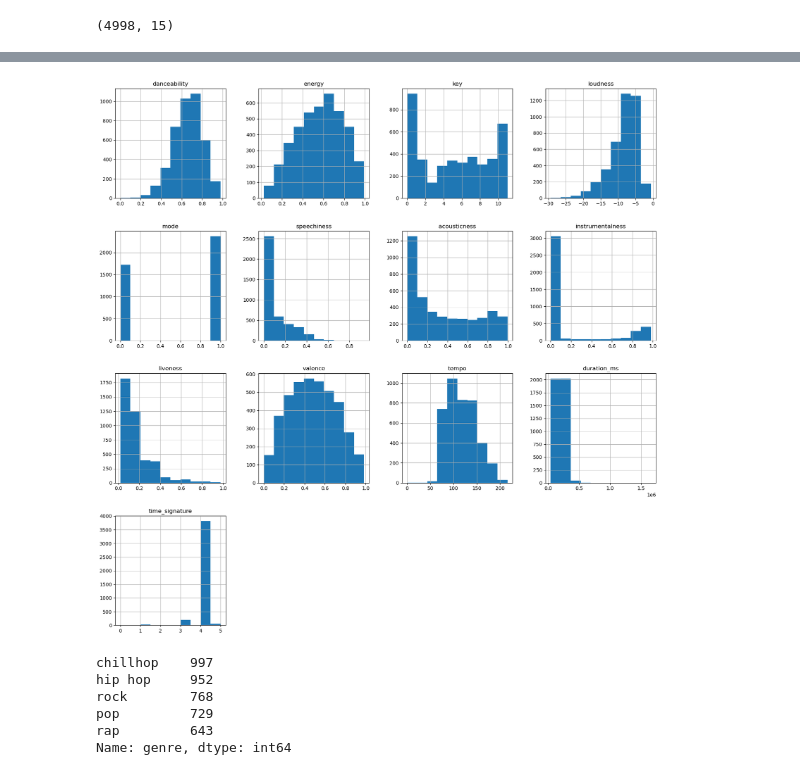
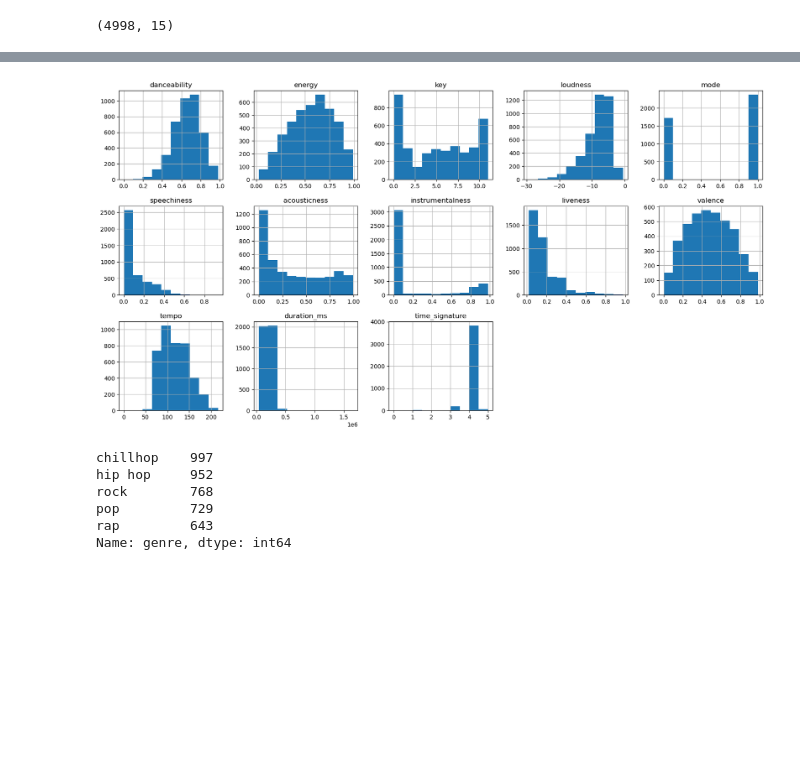
Before and after one commit to quytrungg/Final_Project_CSC14119, a Jupyter notebook: data_modeling/components/tracks_genre_classification.ipynb, the cells around one changed output, grey strips where cells are left out. Drawn from its saved outputs; the diff is of its cells as text; code cells hidden in the pictures; blank space fills up the shorter version.

```diff
--- a/data_modeling/components/tracks_genre_classification.ipynb
+++ b/data_modeling/components/tracks_genre_classification.ipynb
@@ -31,10 +31,10 @@ data.head(5)
 | 3 | 0.517 | 0.467 | 0 | -7.222 | 1 | 0.0442 | 0.72400 | 0.000000 | ... |
 | 4 | 0.658 | 0.451 | 6 | -7.721 | 1 | 0.0410 | 0.53100 | 0.000034 | ... |
 # %%
-data.hist(layout=(4, 4), figsize=(20, 20))
+data.hist(layout=(3, 5), figsize=(20, 10))
 plt.show()
 # %% [output]
-[figure, old version]
+[figure, new version]
 # %%
 data = data.sort_values(by=['genre'])
 # %%
```
Also changed, not shown: 3 other files.
